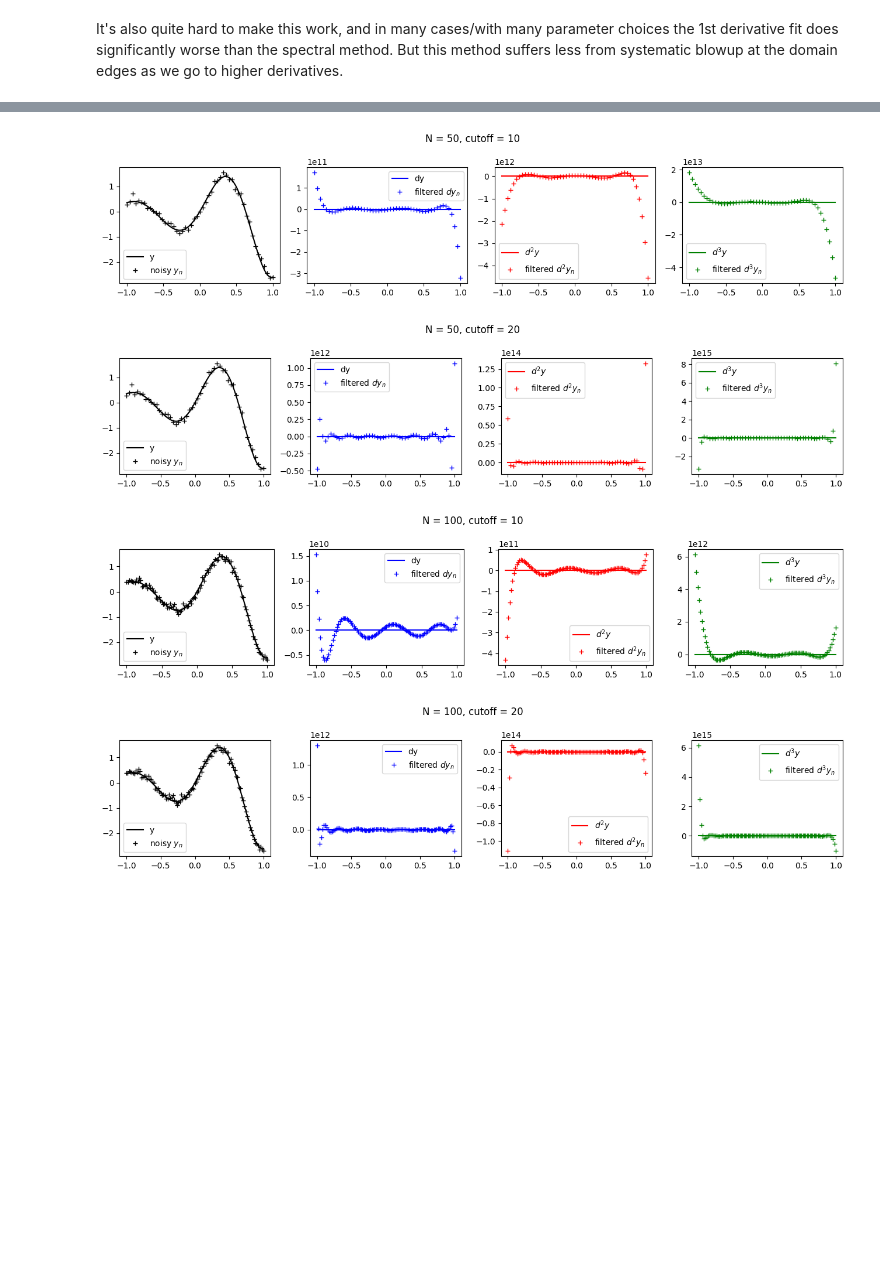
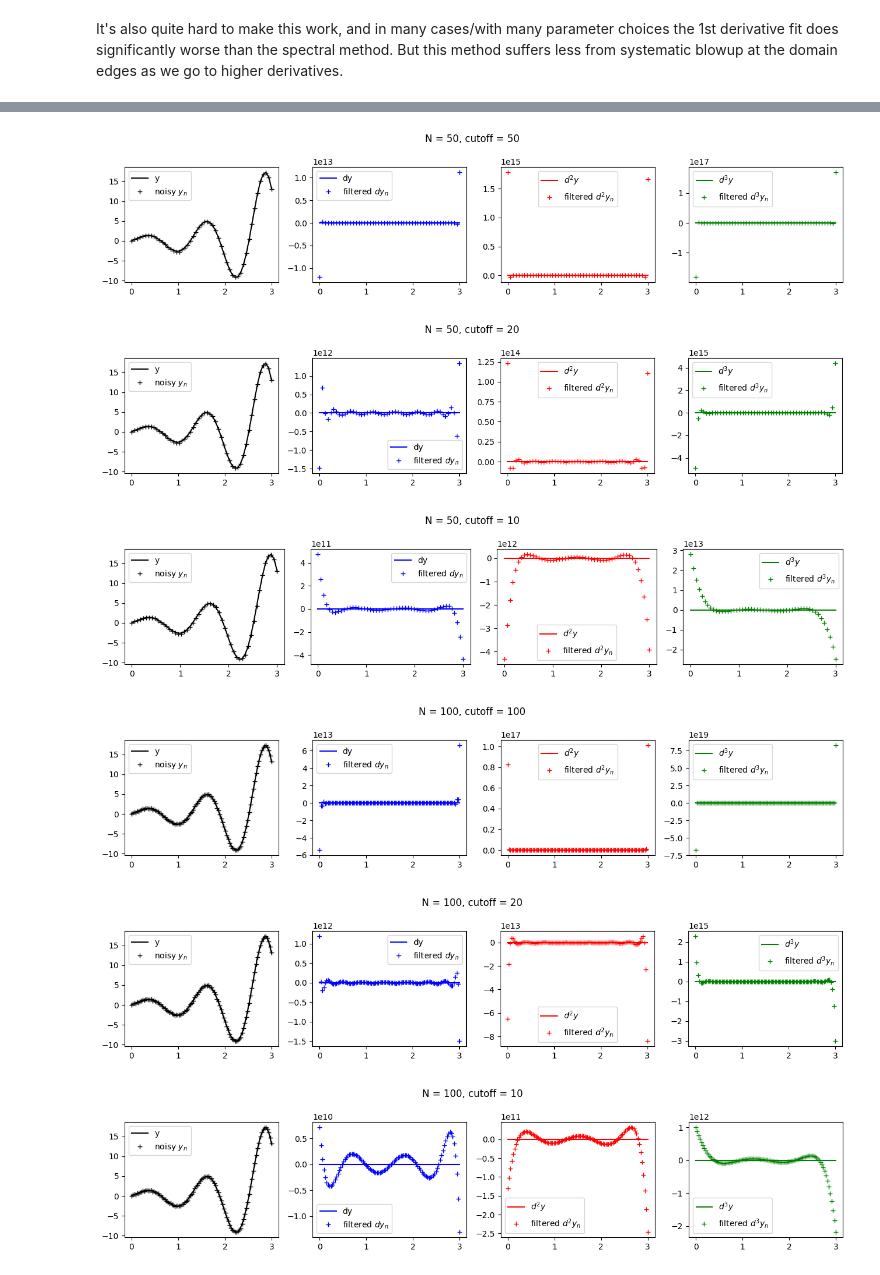
Before and after one commit to pavelkomarov/spectral-derivatives, a Jupyter notebook: notebooks/filtering_noise.ipynb, the cells around one changed output, grey strips where cells are left out. Cells and saved outputs as stored; diff of their text form; code cells hidden in the pictures; blank space fills up the shorter version.

```diff
--- a/notebooks/filtering_noise.ipynb
+++ b/notebooks/filtering_noise.ipynb
@@ -169,7 +153,7 @@ for M in (20, 100):
 		dy_n_with_noise = [fourier_deriv(y_n_with_noise, th_n, nu) for nu in range(1, 4)]
 		dy_n_with_filter = [fourier_deriv(y_n_with_noise, th_n, nu, filter=lambda k: np.abs(k) < cutoff) for nu in range(1, 4)]
 
-		fig, axes = pyplot.subplots(1, 2, figsize=(13,5))
+		fig, axes = pyplot.subplots(1, 2, figsize=(12,3))
 		fig.suptitle(f"M = {M}, cutoff = {cutoff}")
 		axes[0].plot(th, y(th), 'k', label='y')
 		axes[0].plot(th_n, y_n_with_noise, 'k+', label=r'noisy $y_n$')
@@ -188,8 +172,8 @@ for M in (20, 100):
 		axes[1].legend()
 		pyplot.tight_layout()
 
-		L2_results.loc[f"M={M}, cutoff={cutoff}", 'noisy'] = '<br/>'.join([f"{nu+1}: {np.linalg.norm(dy_n[nu]-dy_n_with_noise[nu])}" for nu in range(3)])
-		L2_results.loc[f"M={M}, cutoff={cutoff}", 'filtered'] = '<br/>'.join([f"{nu+1}: {np.linalg.norm(dy_n[nu]-dy_n_with_filter[nu])}" for nu in range(3)])
-		Linf_results.loc[f"M={M}, cutoff={cutoff}", 'noisy'] = '<br/>'.join([f"{nu+1}: {np.max(np.abs(dy_n[nu]-dy_n_with_noise[nu]))}" for nu in range(3)])
-		Linf_results.loc[f"M={M}, cutoff={cutoff}", 'filtered'] = '<br/>'.join([f"{nu+1}: {np.max(np.abs(dy_n[nu]-dy_n_with_filter[nu]))}" for nu in range(3)])
+		L2_results.loc[f"M={M}, cutoff={cutoff}", 'noisy'] = '<br/>'.join([f"{nu+1}: {np.linalg.norm(dy_n[nu]-dy_n_with_noise[nu]):.5g}" for nu in range(3)])
+		L2_results.loc[f"M={M}, cutoff={cutoff}", 'filtered'] = '<br/>'.join([f"{nu+1}: {np.linalg.norm(dy_n[nu]-dy_n_with_filter[nu]):.5g}" for nu in range(3)])
+		Linf_results.loc[f"M={M}, cutoff={cutoff}", 'noisy'] = '<br/>'.join([f"{nu+1}: {np.max(np.abs(dy_n[nu]-dy_n_with_noise[nu])):.5g}" for nu in range(3)])
+		Linf_results.loc[f"M={M}, cutoff={cutoff}", 'filtered'] = '<br/>'.join([f"{nu+1}: {np.max(np.abs(dy_n[nu]-dy_n_with_filter[nu])):.5g}" for nu in range(3)])
 # %% [output]
@@ -344,8 +293,7 @@ I also tried combining a Savitzky-Golay prefilter with the Chebyshev method, but
 
 It's worth comparing the above to a local method.
 # %%
-L2_results = pandas.DataFrame(index=['N=50', 'N=100'], columns=['savgoldiff'])
-Linf_results = pandas.DataFrame(index=['N=50', 'N=100'], columns=['savgoldiff'])
+L_results = pandas.DataFrame()
 
 for N in (50, 100):
 	x_n = np.linspace(-1, 1, N+1)
@@ -355,7 +303,6 @@ for N in (50, 100):
 	dy_n = [dy(x_n), d2y(x_n), d3y(x_n), d4y(x_n)]
 
 	y_n_with_noise = y_n + noise_scale*np.random.randn(*x_n.shape)
-	#dy_n_with_filter = [savgol_filter(y_n_with_noise, 11, 4, deriv=nu)/dx**nu for nu in range(1,5)]
 	dy_n_with_filter = [savgoldiff(y_n_with_noise, dx, (3, N//5+1, N//5+1))[1]] # Floris' function only does one derivative at a time
 	for nu in range(2, 5):
 		dy_n_with_filter.append(savgoldiff(dy_n_with_filter[-1], dx, (3,  N//5+1, N//5+1))[1])
@@ -373,6 +320,6 @@ for N in (50, 100):
 	for i in range(4): axes[i].legend()
 	pyplot.tight_layout()
 
-	L2_results.loc[f"N={N}", 'savgoldiff'] = '<br/>'.join([f"{nu+1}: {np.linalg.norm(dy_n[nu]-dy_n_with_filter[nu]):.5g}" for nu in range(4)])
-	Linf_results.loc[f"N={N}", 'savgoldiff'] = '<br/>'.join([f"{nu+1}: {np.max(np.abs(dy_n[nu]-dy_n_with_filter[nu])):.5g}" for nu in range(4)])
+	L_results.loc[f"N={N}", 'L2'] = '<br/>'.join([f"{nu+1}: {np.linalg.norm(dy_n[nu]-dy_n_with_filter[nu]):.5g}" for nu in range(4)])
+	L_results.loc[f"N={N}", 'L∞'] = '<br/>'.join([f"{nu+1}: {np.max(np.abs(dy_n[nu]-dy_n_with_filter[nu])):.5g}" for nu in range(4)])
 # %% [output]
@@ -399,37 +341,32 @@ Since the [series-based Chebyshev derivative rule](https://github.com/pavelkomar
 
 It turns out Chebyshev polynomials have a harder time fitting and filtering the domain edges in this case too, indicating this effect is not purely due to the cosine-spaced sampling:
 # %%
-rows = [f"N={N}, cutoff={cutoff}" for N in (50, 100) for cutoff in (10, 20)]
-L2_results = pandas.DataFrame(index=rows, columns=['noisy', 'filtered'])
-Linf_results = pandas.DataFrame(index=rows, columns=['noisy', 'filtered'])
+L2_results = pandas.DataFrame()
+Linf_results = pandas.DataFrame()
 
 for N in (50, 100):
+	x_n = np.linspace(0, 3, N+1, endpoint=True) # length N+1, in keeping with the usage of N in Trefethen.
 	equispaced_noise = np.random.randn(N+1)
-	for cutoff in (10, 20):
-		x_n = np.linspace(-1, 1, N+1, endpoint=True) # length N+1, in keeping with the usage of N in Trefethen.
+	for cutoff in (N, 20, 10):
 		y_n = y(x_n)
+		dy_n = [dy(x_n), d2y(x_n), d3y(x_n), d4y(x_n)]
 
-		dy_n = [dy(x_n), d2y(x_n), d3y(x_n), d4y(x_n)]
 		y_n_with_noise = y_n + noise_scale*equispaced_noise
-
-		dy_n_with_noise = [cheb_deriv(y_n_with_noise, x_n, nu) for nu in range(1, 5)]
-		dy_n_with_filter = [cheb_deriv(y_n_with_noise, x_n, nu, filter=lambda k: np.abs(k) < cutoff) for nu in range(1, 5)]
+		dy_n_computed = [cheb_deriv(y_n_with_noise, x_n, nu, filter=lambda k: np.abs(k) < cutoff) for nu in range(1, 5)]
 
 		fig, axes = pyplot.subplots(1, 4, figsize=(13,3))
 		fig.suptitle(f"N = {N}, cutoff = {cutoff}")
-		axes[0].plot(x, y(x), 'k', label='y')
+		axes[0].plot(np.linspace(0,3), y(np.linspace(0,3)), 'k', label='y')
 		axes[0].plot(x_n, y_n_with_noise, 'k+', label=r'noisy $y_n$')
-		axes[1].plot(x, dy(x), 'b', label='dy')
-		axes[1].plot(x_n, dy_n_with_filter[0], 'b+', label=r'filtered $dy_n$')
-		axes[2].plot(x, d2y(x), 'r', label=r'$d^2y$')
-		axes[2].plot(x_n, dy_n_with_filter[1], 'r+', label=r'filtered $d^2y_n$')
-		axes[3].plot(x, d3y(x), 'g', label=r'$d^3y$')
-		axes[3].plot(x_n, dy_n_with_filter[2], 'g+', label=r'filtered $d^3y_n$')
+		axes[1].plot(np.linspace(0,3), dy(np.linspace(0,3)), 'b', label='dy')
+		axes[1].plot(x_n, dy_n_computed[0], 'b+', label=r'filtered $dy_n$')
+		axes[2].plot(np.linspace(0,3), d2y(np.linspace(0,3)), 'r', label=r'$d^2y$')
+		axes[2].plot(x_n, dy_n_computed[1], 'r+', label=r'filtered $d^2y_n$')
+		axes[3].plot(np.linspace(0,3), d3y(np.linspace(0,3)), 'g', label=r'$d^3y$')
+		axes[3].plot(x_n, dy_n_computed[2], 'g+', label=r'filtered $d^3y_n$')
 		for i in range(4): axes[i].legend()
 		pyplot.tight_layout()
 
-		L2_results.loc[f"N={N}, cutoff={cutoff}", 'noisy'] = '<br/>'.join([f"{nu+1}: {np.linalg.norm(dy_n[nu]-dy_n_with_noise[nu]):.5g}" for nu in range(4)])
-		L2_results.loc[f"N={N}, cutoff={cutoff}", 'filtered'] =  '<br/>'.join([f"{nu+1}: {np.linalg.norm(dy_n[nu]-dy_n_with_filter[nu]):.5g}" for nu in range(4)])
-		Linf_results.loc[f"N={N}, cutoff={cutoff}", 'noisy'] = '<br/>'.join([f"{nu+1}: {np.max(np.abs(dy_n[nu]-dy_n_with_noise[nu])):.5g}" for nu in range(4)])
-		Linf_results.loc[f"N={N}, cutoff={cutoff}", 'filtered'] =  '<br/>'.join([f"{nu+1}: {np.max(np.abs(dy_n[nu]-dy_n_with_filter[nu])):.5g}" for nu in range(4)])
+		L2_results.loc[f"N={N}", f"cutoff={cutoff if cutoff != N else 'N'}"] = '<br/>'.join([f"{nu+1}: {np.linalg.norm(dy_n[nu]-dy_n_computed[nu]):.5g}" for nu in range(4)])
+		Linf_results.loc[f"N={N}", f"cutoff={cutoff if cutoff != N else 'N'}"] = '<br/>'.join([f"{nu+1}: {np.max(np.abs(dy_n[nu]-dy_n_computed[nu])):.5g}" for nu in range(4)])
 # %% [output]
@@ -437,7 +379,9 @@ for N in (50, 100):
-[figure, old version]
+[figure, new version]
-[figure, old version]
+[figure, new version]
-[figure, old version]
+[figure, new version]
-[figure, old version]
+[figure, new version]
+[figure, added]
+[figure, added]
 # %%
 display(HTML(L2_results.style.set_caption("L2").set_properties(**{'text-align': 'left'}).to_html(escape=False)))
 display(HTML(Linf_results.style.set_caption("Linf").set_properties(**{'text-align': 'left'}).to_html(escape=False)))
```
Also changed, not shown: parts of 18 cells of this notebook, 5 other files.
